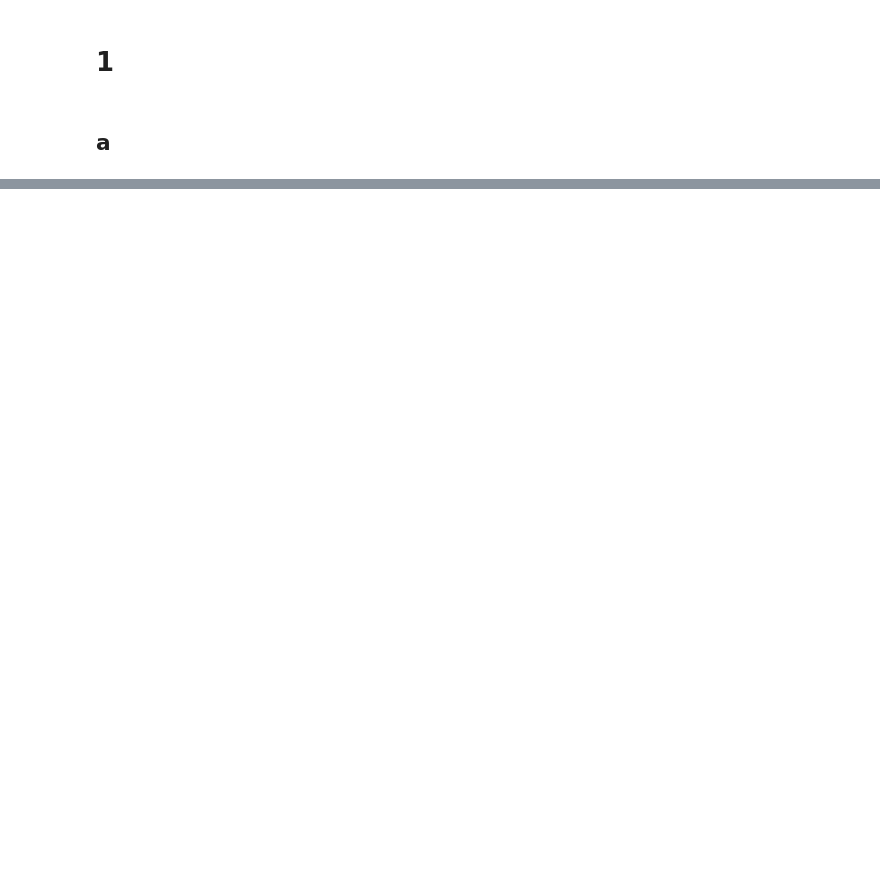
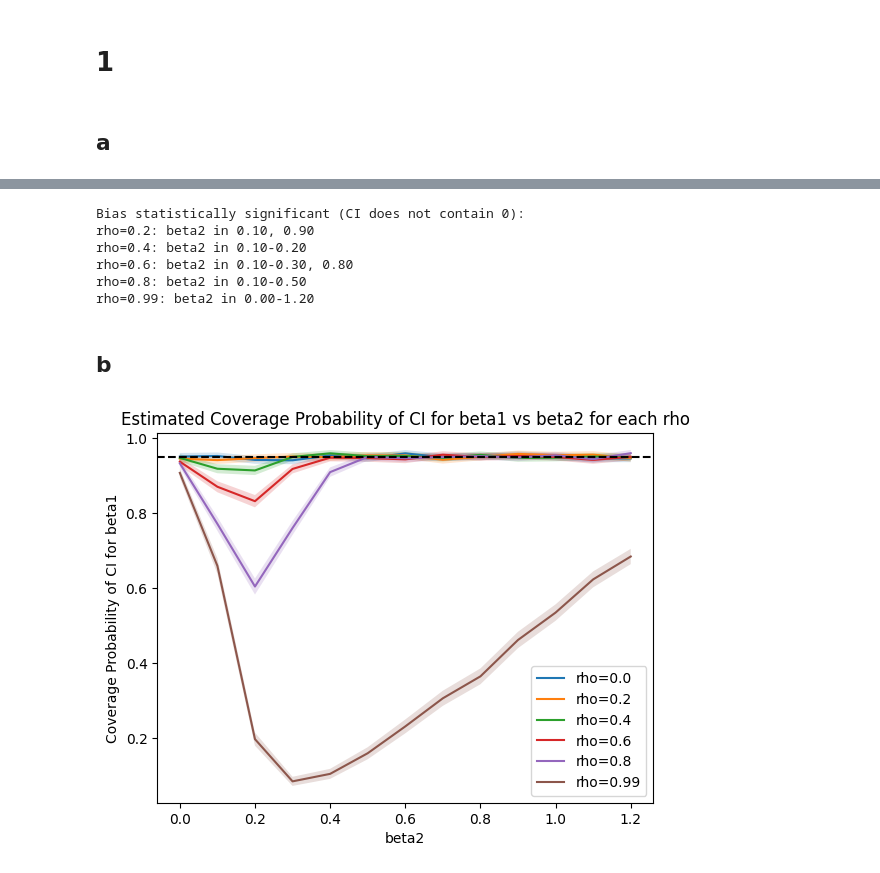
Before and after one commit to TangyKiwi/DSC-241, a Jupyter notebook: HW6/hw6.ipynb, the cells around one changed output, grey strips where cells are left out. Cells and saved outputs as stored; diff of their text form; code cells hidden in the pictures; blank space fills up the shorter version.

```diff
--- a/HW6/hw6.ipynb
+++ b/HW6/hw6.ipynb
@@ -63,5 +50,5 @@ def run_one_replication(n, rho, beta1, beta2, sigma2, alpha):
 # %%
-N = 20000
+N = 2000
 n = 60
 beta1 = 1
 sigma2 = 0.25
@@ -71,2 +92,12 @@ beta2s = np.array([0, 0.1, 0.2, 0.3, 0.4, 0.5, 0.6, 0.7, 0.8, 0.9, 1.0, 1.1, 1.2
 # %% [markdown]
 ## a
+# %%
+for i, rho in enumerate(rhos):
+    plt.plot(beta2s, bias[i], label=f"rho={rho}")
+    plt.fill_between(beta2s, bias_ci_low[i], bias_ci_high[i], alpha=0.2)
+plt.axhline(0, color='black', linestyle='--')
+plt.xlabel("beta2")
+plt.ylabel("Bias of beta1_hat")
+plt.title("Estimated Bias of beta1_hat vs beta2 for each rho")
+plt.legend()
+plt.show()
@@ -72,0 +106,44 @@ beta2s = np.array([0, 0.1, 0.2, 0.3, 0.4, 0.5, 0.6, 0.7, 0.8, 0.9, 1.0, 1.1, 1.2
+# %%
+sig = (bias_ci_low > 0) | (bias_ci_high < 0)
+
+print("Bias statistically significant (CI does not contain 0):")
+for i, rho in enumerate(rhos):
+    idx = np.where(sig[i])[0]
+
+    if len(idx) == 0:
+        continue
+
+    ranges = []
+    start = idx[0]
+    prev = idx[0]
+    for k in idx[1:]:
+        if k == prev + 1:
+            prev = k
+        else:
+            ranges.append((beta2s[start], beta2s[prev]))
+            start = k
+            prev = k
+    ranges.append((beta2s[start], beta2s[prev]))
+    pretty_print = ", ".join([f"{a:.2f}-{b:.2f}" if a != b else f"{a:.2f}" for a, b in ranges])
+    print(f"rho={rho}: beta2 in {pretty_print}")
+# %% [output]
+Bias statistically significant (CI does not contain 0):
+rho=0.2: beta2 in 0.10, 0.90
+rho=0.4: beta2 in 0.10-0.20
+rho=0.6: beta2 in 0.10-0.30, 0.80
+rho=0.8: beta2 in 0.10-0.50
+rho=0.99: beta2 in 0.00-1.20
+# %% [markdown]
+## b
+# %%
+for i, rho in enumerate(rhos):
+    plt.plot(beta2s, coverage_prob[i], label=f"rho={rho}")
+    plt.fill_between(beta2s, coverage_prob_ci_low[i], coverage_prob_ci_high[i], alpha=0.2)
+plt.axhline(1 - alpha, color='black', linestyle='--')
+plt.xlabel("beta2")
+plt.ylabel("Coverage Probability of CI for beta1")
+plt.title("Estimated Coverage Probability of CI for beta1 vs beta2 for each rho")
+plt.legend()
+plt.show()
+# %% [output]
+[figure, added]
```
Also changed, not shown: parts of 8 cells of this notebook, 3 other files.
